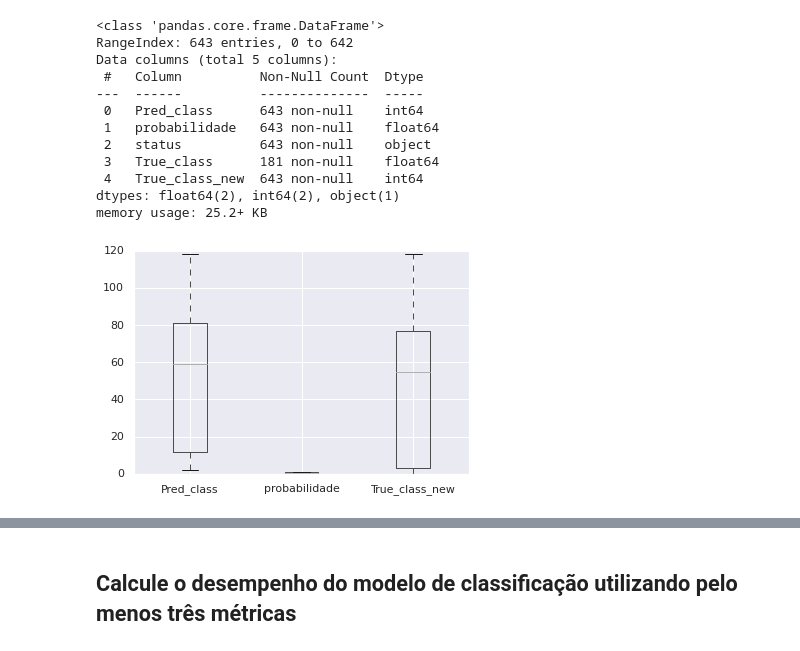
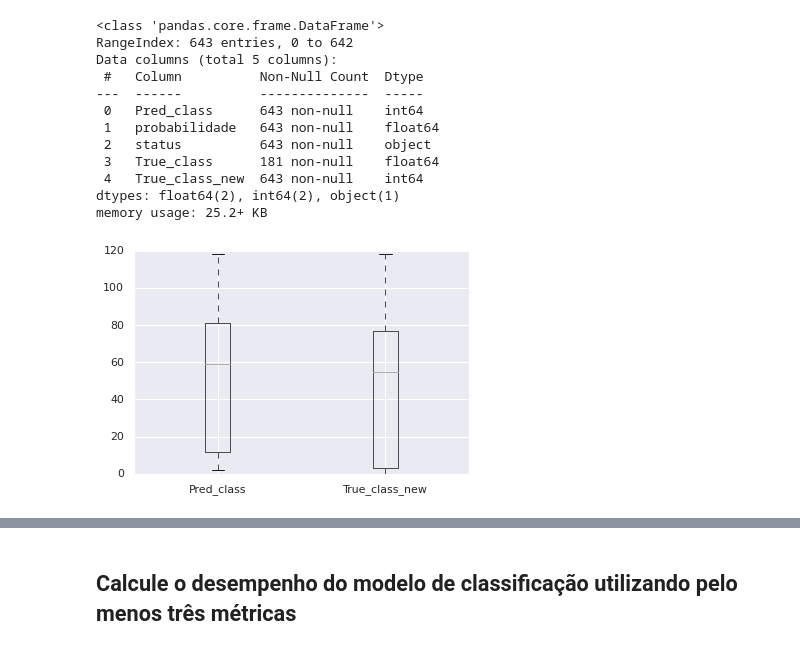
Before and after one commit to rafaelrlima/smarkio_test_data_science, a Jupyter notebook: smarkio_analise_ml.ipynb, the cells around one changed output, grey strips where cells are left out. Cells and saved outputs as stored; diff of their text form; code cells hidden in the pictures.

```diff
--- a/smarkio_analise_ml.ipynb
+++ b/smarkio_analise_ml.ipynb
@@ -171,6 +185,6 @@ Data columns (total 5 columns):
 dtypes: float64(2), int64(2), object(1)
 memory usage: 25.2+ KB
 # %%
-boxplot = df.boxplot(column=['Pred_class',   'probabilidade', 'True_class_new'])
+boxplot = df.boxplot(column=['Pred_class', 'True_class_new'])
 # %% [output]
-[figure, old version]
+[figure, new version]
```
Also changed, not shown: parts of 12 cells of this notebook.
